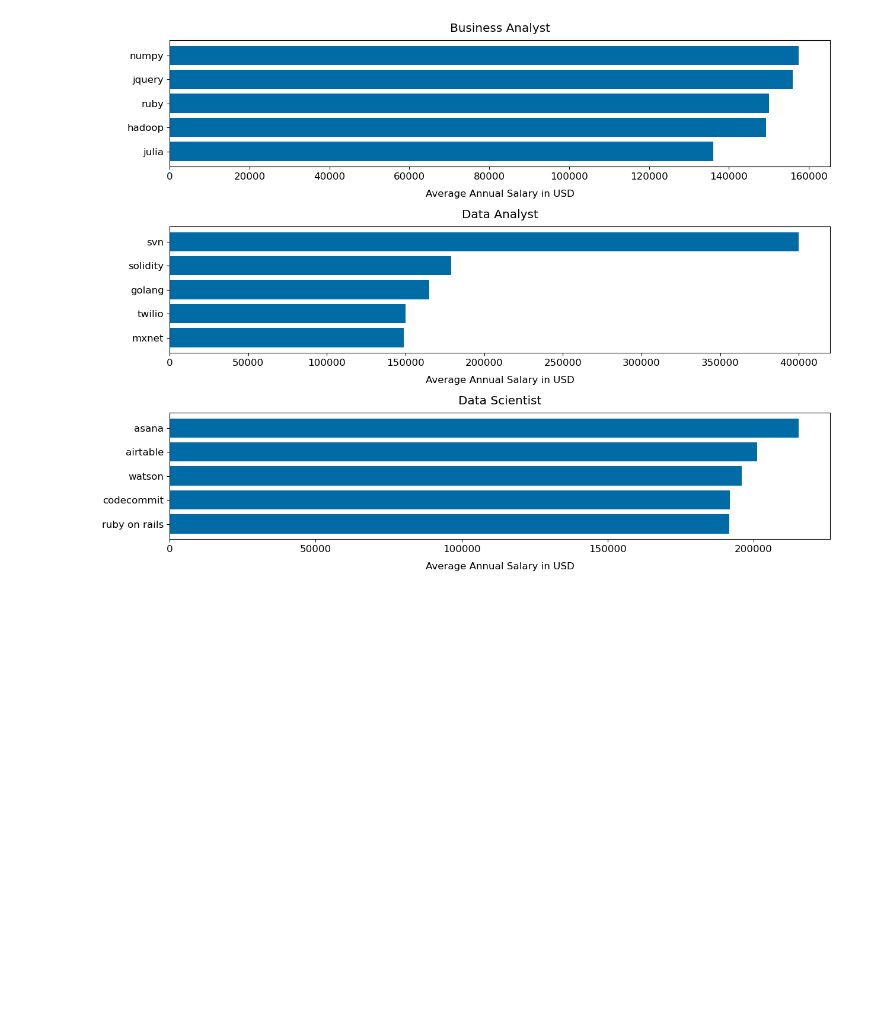
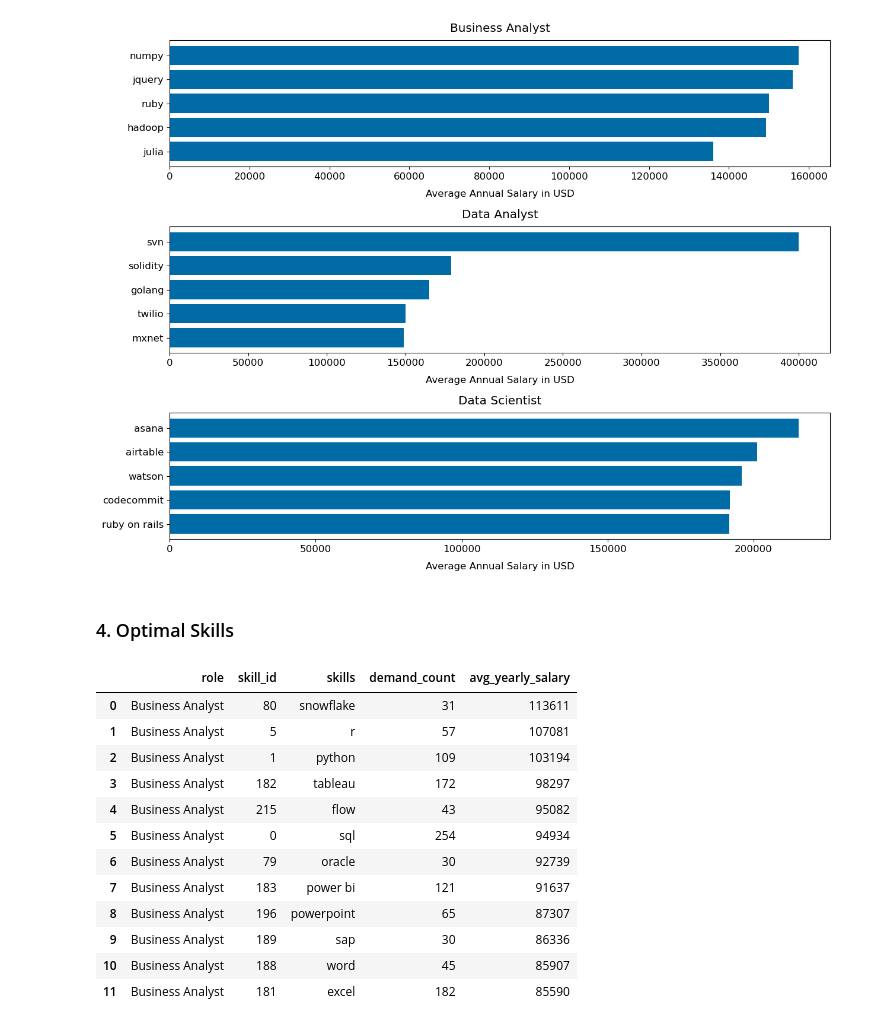
Before and after one commit to lionelsaxer/Jobs_Data_Analysis_Project, a Jupyter notebook: results.ipynb, the cells around one changed output. Saved outputs shown, nothing was run; the diff lists cells and outputs as text; code cells hidden in the pictures; blank space fills up the shorter version.

```diff
--- a/visualizations.ipynb
+++ b/results.ipynb
@@ -74,3 +76,5 @@ for i, role in enumerate(df_pay_skills_grouped['role'].unique()):
 plt.tight_layout(rect=[-1, -1, 1, 1])
 # %% [output]
 [figure]
+# %% [markdown]
+### 4. Optimal Skills
@@ -76,0 +102,17 @@ plt.tight_layout(rect=[-1, -1, 1, 1])
+# %%
+# Optimal skills for Business Analysts
+display_optimal_skills('Business Analyst')
+# %% [output]
+|  | role | skill_id | skills | demand_count | avg_yearly_salary |
+| 0 | Business Analyst | 80 | snowflake | 31 | 113611 |
+| 1 | Business Analyst | 5 | r | 57 | 107081 |
+| 2 | Business Analyst | 1 | python | 109 | 103194 |
+| 3 | Business Analyst | 182 | tableau | 172 | 98297 |
+| 4 | Business Analyst | 215 | flow | 43 | 95082 |
+| 5 | Business Analyst | 0 | sql | 254 | 94934 |
+| 6 | Business Analyst | 79 | oracle | 30 | 92739 |
+| 7 | Business Analyst | 183 | power bi | 121 | 91637 |
+| 8 | Business Analyst | 196 | powerpoint | 65 | 87307 |
+| 9 | Business Analyst | 189 | sap | 30 | 86336 |
+| 10 | Business Analyst | 188 | word | 45 | 85907 |
+| 11 | Business Analyst | 181 | excel | 182 | 85590 |
```
Also changed, not shown: parts of 7 cells of this notebook, 1 other file.
